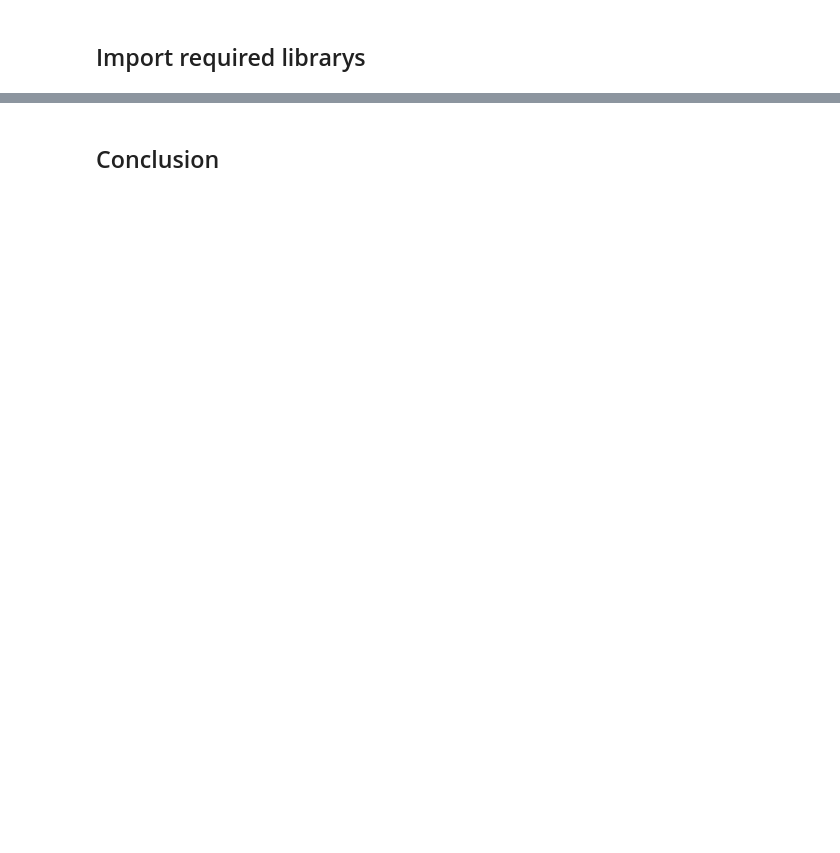
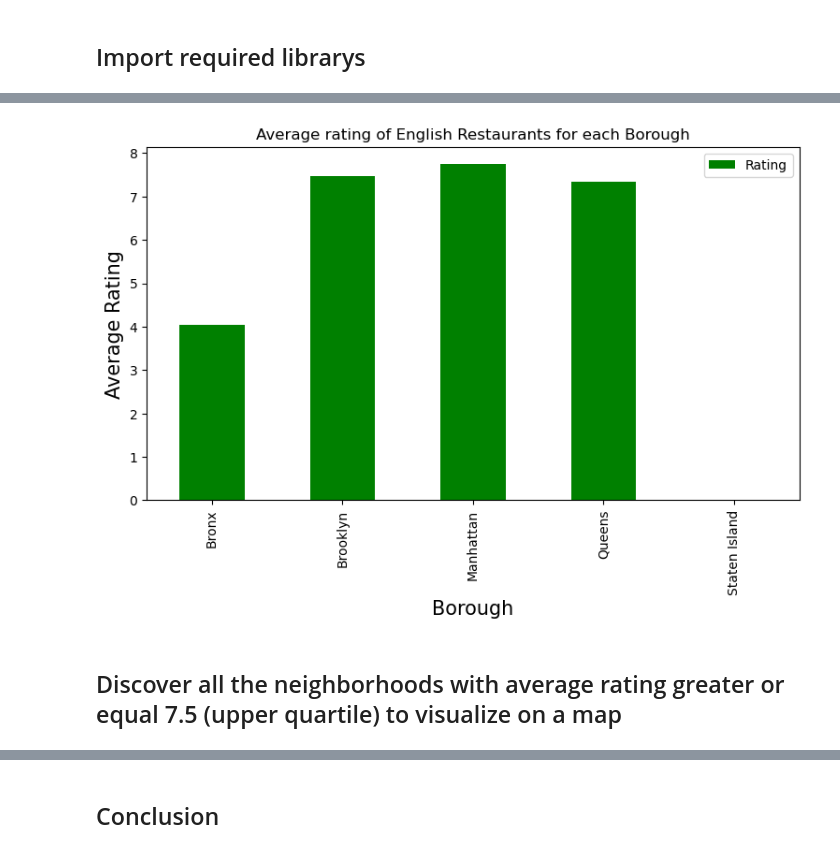
Before and after one commit to john470fc/Coursera_Capstone, a Jupyter notebook: An English man in New York.ipynb, the cells around one changed output, grey strips where cells are left out. Cells and saved outputs as stored; diff of their text form; code cells hidden in the pictures; blank space fills up the shorter version.

```diff
--- a/An English man in New York.ipynb
+++ b/An English man in New York.ipynb
@@ -47,0 +370,25 @@ print('Libraries imported.')
+# %%
+column_names=['Borough', 'Neighborhood', 'ID','Name','Likes','Rating','Tips']
+english_rest_stats_ny=pd.DataFrame(columns=column_names)
+count=1
+for row in english_rest_ny.values.tolist():
+    Borough,Neighborhood,ID,Name=row
+    try:
+        venue_details=get_venue_details(ID)
+        print(venue_details)
+        id,name,likes,rating,tips=venue_details.values.tolist()[0]
+    except IndexError:
+        # print('No data available for id=',ID)
+        # Assign a 0 value for resturants with no rating (uncomment above to show outputs for debugging)
+        id,name,likes,rating,tips=[0]*5
+    # print('(',count,'/',len(english_rest_ny),')','processed')
+    # Uncomment above to show outputs for debugging
+    english_rest_stats_ny = english_rest_stats_ny.append({'Borough': Borough,
+                                                'Neighborhood': Neighborhood,
+                                                'ID': id,
+                                                'Name' : name,
+                                                'Likes' : likes,
+                                                'Rating' : rating,
+                                                'Tips' : tips
+                                               }, ignore_index=True)
+    count+=1
@@ -47,0 +451,4 @@ print('Libraries imported.')
+# %%
+english_rest_stats_ny['Likes'] = english_rest_stats_ny['Likes'].astype('float64')
+english_rest_stats_ny['Tips'] = english_rest_stats_ny['Tips'].astype('float64')
+english_rest_stats_ny.info()
@@ -47,0 +551,12 @@ print('Libraries imported.')
+# %%
+plt.figure(figsize=(9,5), dpi = 100)
+plt.title('Average rating of English Restaurants for each Borough')
+plt.xlabel('Borough', fontsize = 15)
+plt.ylabel('Average Rating', fontsize=15)
+english_rest_stats_ny.groupby('Borough').mean()['Rating'].plot(kind='bar', color=clr)
+plt.legend()
+plt.show()
+# %% [output]
+[figure, added]
+# %% [markdown]
+## Discover all the neighborhoods with average rating greater or equal 7.5 (upper quartile) to visualize on a map
```
Also changed, not shown: parts of 63 cells of this notebook.
